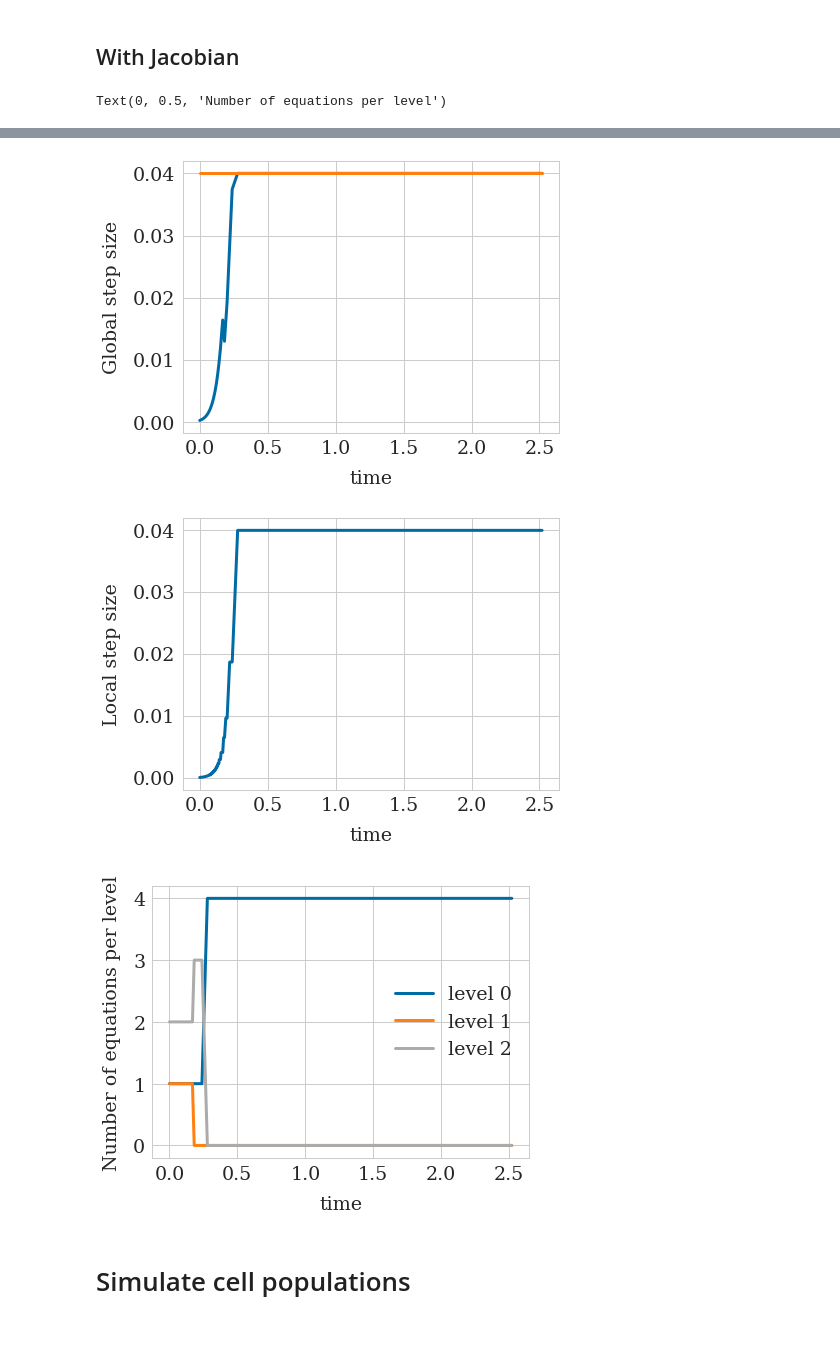
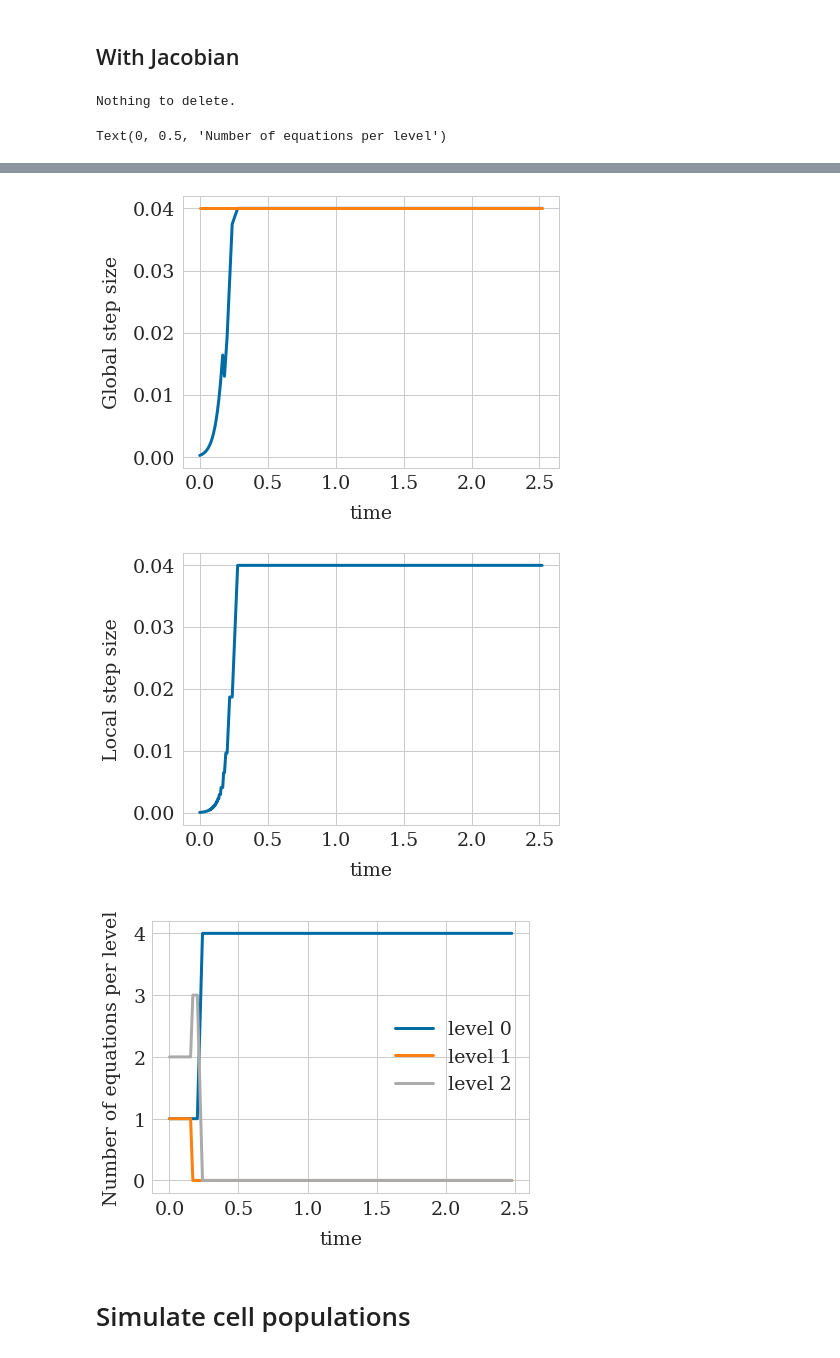
Before and after one commit to somathias/cbmos, a Jupyter notebook: exp-draft-local_adaptivity.ipynb, the cells around one changed output, grey strips where cells are left out. Saved outputs shown, nothing was run; the diff lists cells and outputs as text; code cells hidden in the pictures.

```diff
--- a/exp-draft-local_adaptivity.ipynb
+++ b/exp-draft-local_adaptivity.ipynb
@@ -33,7 +33,7 @@ plt.rcParams.update(params)
 # stability region for Euler forward for this problem is h<2/50=0.04
 def func(t, y):
     return -50*np.eye(len(y))@y
-def jacobian(y):
+def jacobian(y, fa):
     return -50*np.eye(len(y))
 
 
@@ -152,9 +151,8 @@ plt.xlabel('t')
 plt.ylabel('y')
 
 plt.figure()
-ts = np.loadtxt('time_points.txt')
 lev  = np.loadtxt('levels.txt')
-plt.plot(ts[1:], lev)
+plt.plot(sol2.t[:-1], lev)
 plt.xlabel('time')
 plt.ylabel('Number of levels')
 
@@ -173,9 +171,9 @@ plt.ylabel('Local step size')
 
 plt.figure()
 n_eq_per_level = np.loadtxt('n_eq_per_level.txt')
-plt.plot(ts[1:], n_eq_per_level[0,:], label='level 0')
-plt.plot(ts[1:], n_eq_per_level[1,:], label='level 1')
-plt.plot(ts[1:], n_eq_per_level[2,:], label='level 2')
+plt.plot(sol2.t[:-1], n_eq_per_level[0,:], label='level 0')
+plt.plot(sol2.t[:-1], n_eq_per_level[1,:], label='level 1')
+plt.plot(sol2.t[:-1], n_eq_per_level[2,:], label='level 2')
 plt.legend()
 plt.xlabel('time')
 plt.ylabel('Number of equations per level')
@@ -193,5 +191,6 @@ plt.ylabel('Number of equations per level')
 #plt.ylabel('$|\eta_k|$, sorted decreasingly')
 #plt.legend()
 # %% [output]
-Text(0, 0.5, 'Number of equations per level')
+Nothing to delete.
+Text(0, 0.5, 'Number of equations per level')
 [figure]
@@ -199,6 +198,6 @@ Text(0, 0.5, 'Number of equations per level')
 [figure]
 [figure]
-[figure, old version]
+[figure, new version]
 # %% [markdown]
 # Simulate cell populations
 # %%
```
Also changed, not shown: parts of 5 cells of this notebook.
